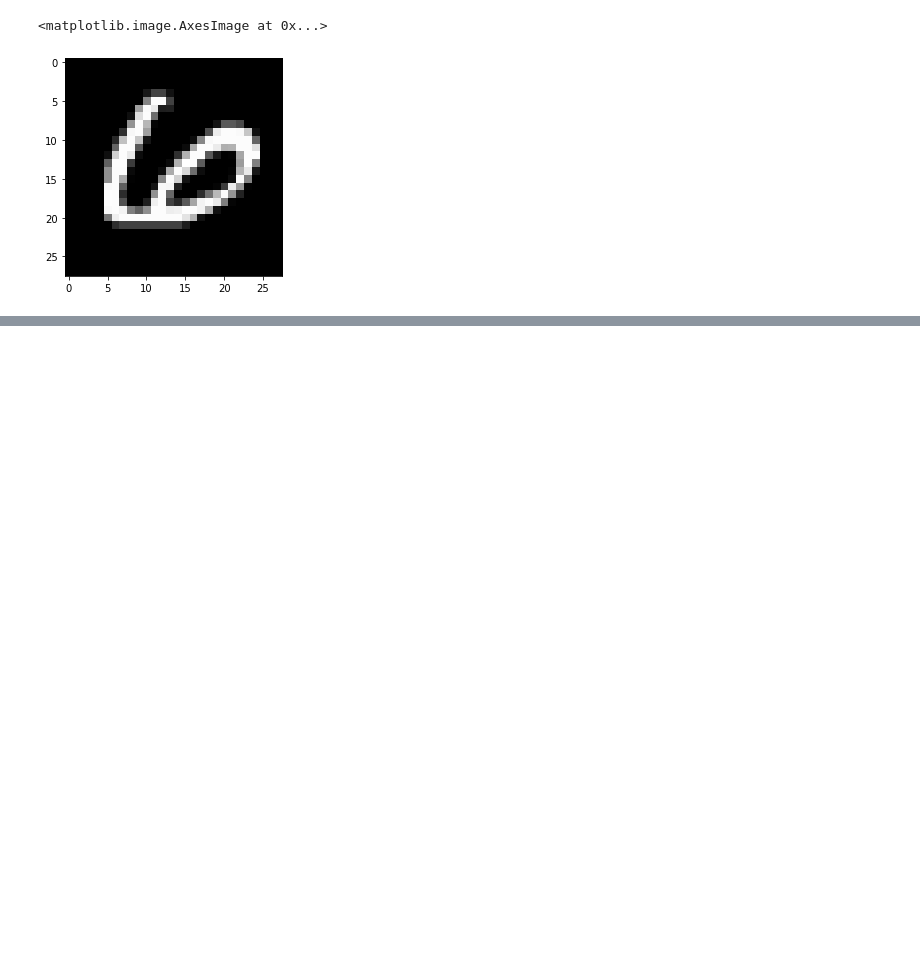
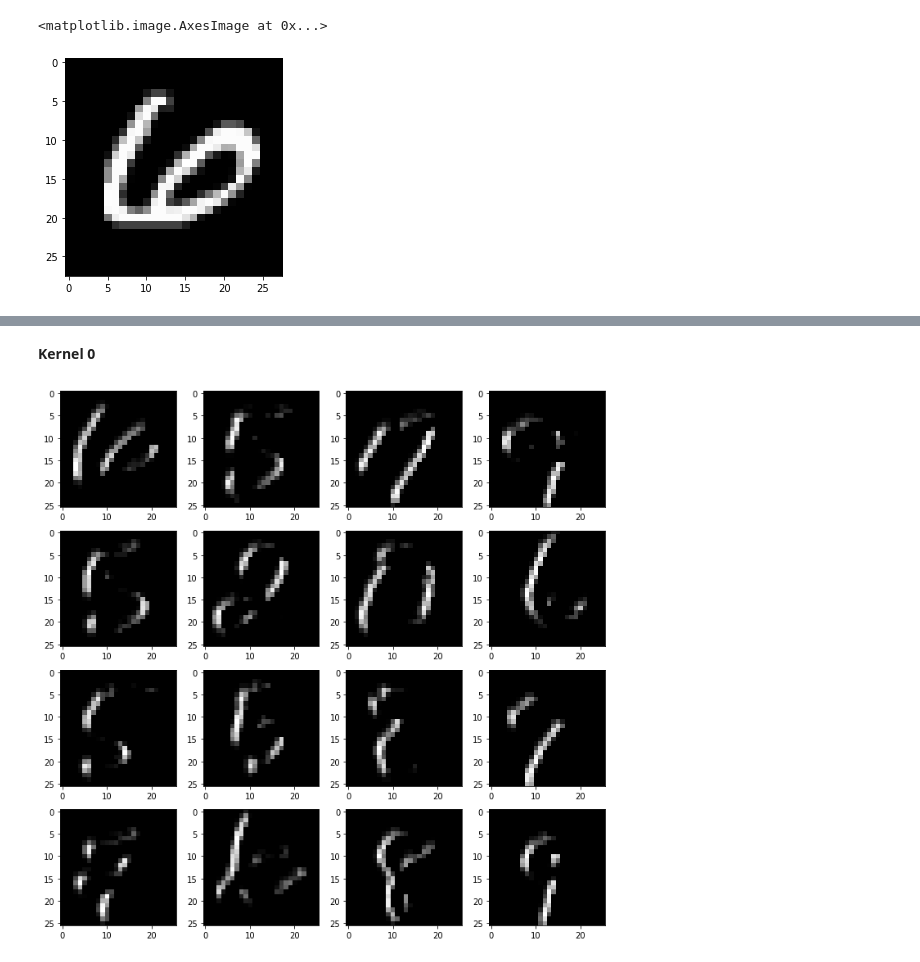
Before and after one commit to AnirbanMukherjeeXD/cnn-mnist-digits, a Jupyter notebook: CNN_MNIST_Functional_Model.ipynb, the cells around one changed output, grey strips where cells are left out. Saved outputs shown, nothing was run; the diff lists cells and outputs as text; code cells hidden in the pictures; blank space fills up the shorter version.

```diff
--- a/CNN_MNIST_Functional_Model.ipynb
+++ b/CNN_MNIST_Functional_Model.ipynb
@@ -182,0 +186,9 @@ for ii in range(32):
+# %% [markdown]
+**Kernel 0**
+# %%
+plt.figure(figsize=(12,12))
+for i in range(16):
+    plt.subplot(4,4,i+1)
+    plt.imshow(pred[i][:,:,0])
+# %% [output]
+[figure, added]
```
Also changed, not shown: parts of 34 cells of this notebook.
